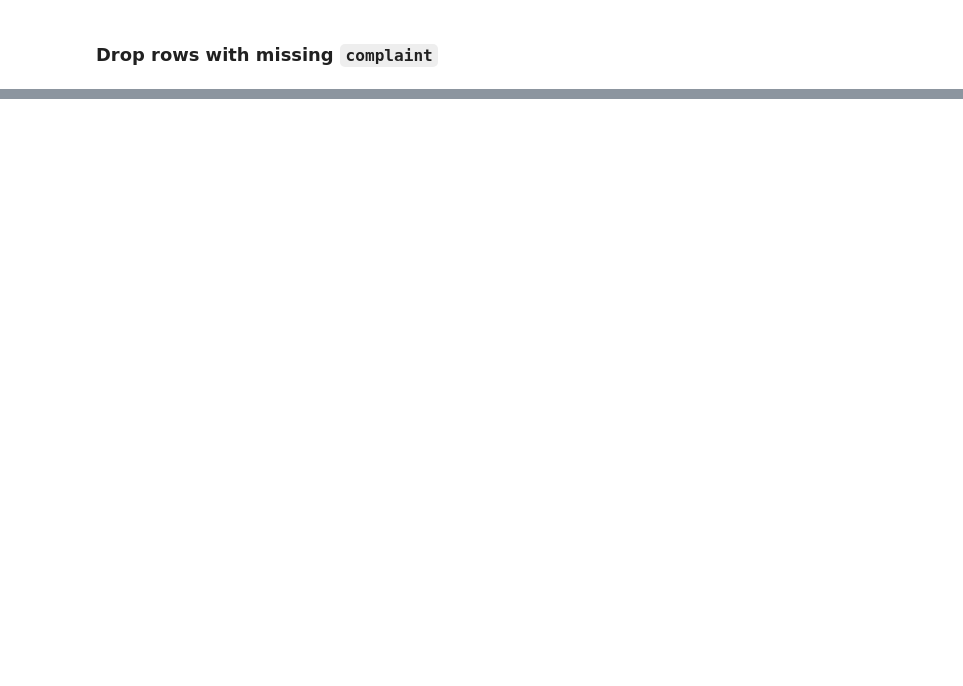
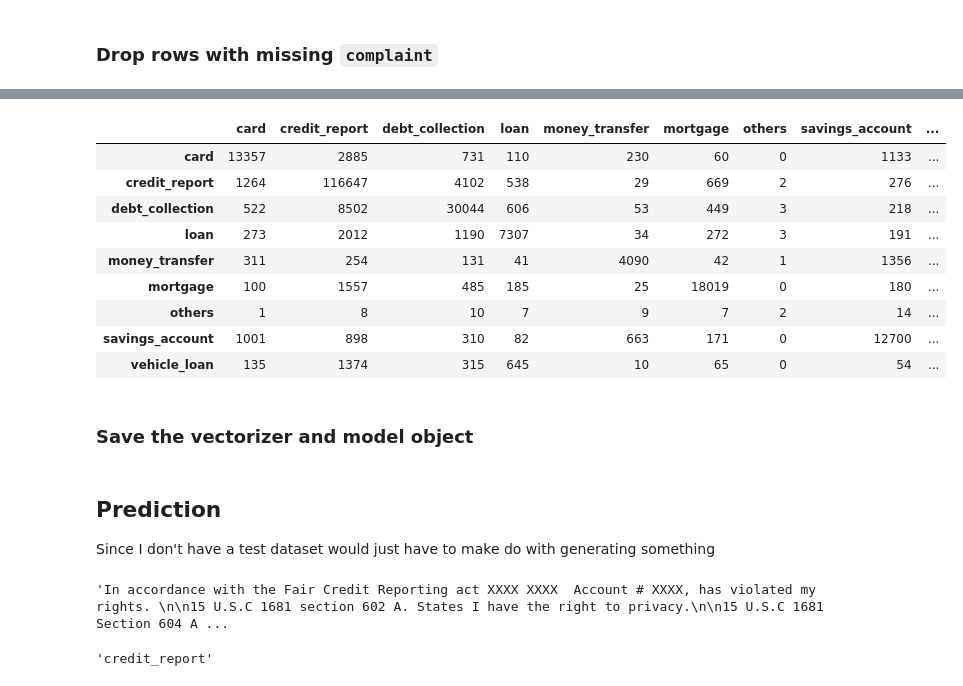
Before and after one commit to JammalAdeyemi/DataScience_Project, a Jupyter notebook: NLP/Multiclass_text_classification/model.ipynb, the cells around one changed output, grey strips where cells are left out. Cells and saved outputs as stored; diff of their text form; code cells hidden in the pictures; blank space fills up the shorter version.

```diff
--- a/NLP/Multiclass_text_classification/model.ipynb
+++ b/NLP/Multiclass_text_classification/model.ipynb
@@ -91,0 +568,15 @@ KeyboardInterrupt:
+# %%
+corr
+# %% [output]
+|  | card | credit_report | debt_collection | loan | money_transfer | mortgage | others | savings_account | ... |
+| card | 13357 | 2885 | 731 | 110 | 230 | 60 | 0 | 1133 | ... |
+| credit_report | 1264 | 116647 | 4102 | 538 | 29 | 669 | 2 | 276 | ... |
+| debt_collection | 522 | 8502 | 30044 | 606 | 53 | 449 | 3 | 218 | ... |
+| loan | 273 | 2012 | 1190 | 7307 | 34 | 272 | 3 | 191 | ... |
+| money_transfer | 311 | 254 | 131 | 41 | 4090 | 42 | 1 | 1356 | ... |
+| mortgage | 100 | 1557 | 485 | 185 | 25 | 18019 | 0 | 180 | ... |
+| others | 1 | 8 | 10 | 7 | 9 | 7 | 2 | 14 | ... |
+| savings_account | 1001 | 898 | 310 | 82 | 663 | 171 | 0 | 12700 | ... |
+| vehicle_loan | 135 | 1374 | 315 | 645 | 10 | 65 | 0 | 54 | ... |
+# %% [markdown]
+### Save the vectorizer and model object
@@ -91,0 +591,12 @@ KeyboardInterrupt:
+# %% [markdown]
+## Prediction
+
+Since I don't have a test dataset would just have to make do with generating something
+# %%
+data["Complaint"][1545]
+# %% [output]
+'In accordance with the Fair Credit Reporting act XXXX XXXX  Account # XXXX, has violated my rights. \n\n15 U.S.C 1681 section 602 A. States I have the right to privacy.\n\n15 U.S.C 1681 Section 604 A ...
+# %%
+data["Product"][1545]
+# %% [output]
+'credit_report'
```
Also changed, not shown: parts of 97 cells of this notebook, 2 other files.
